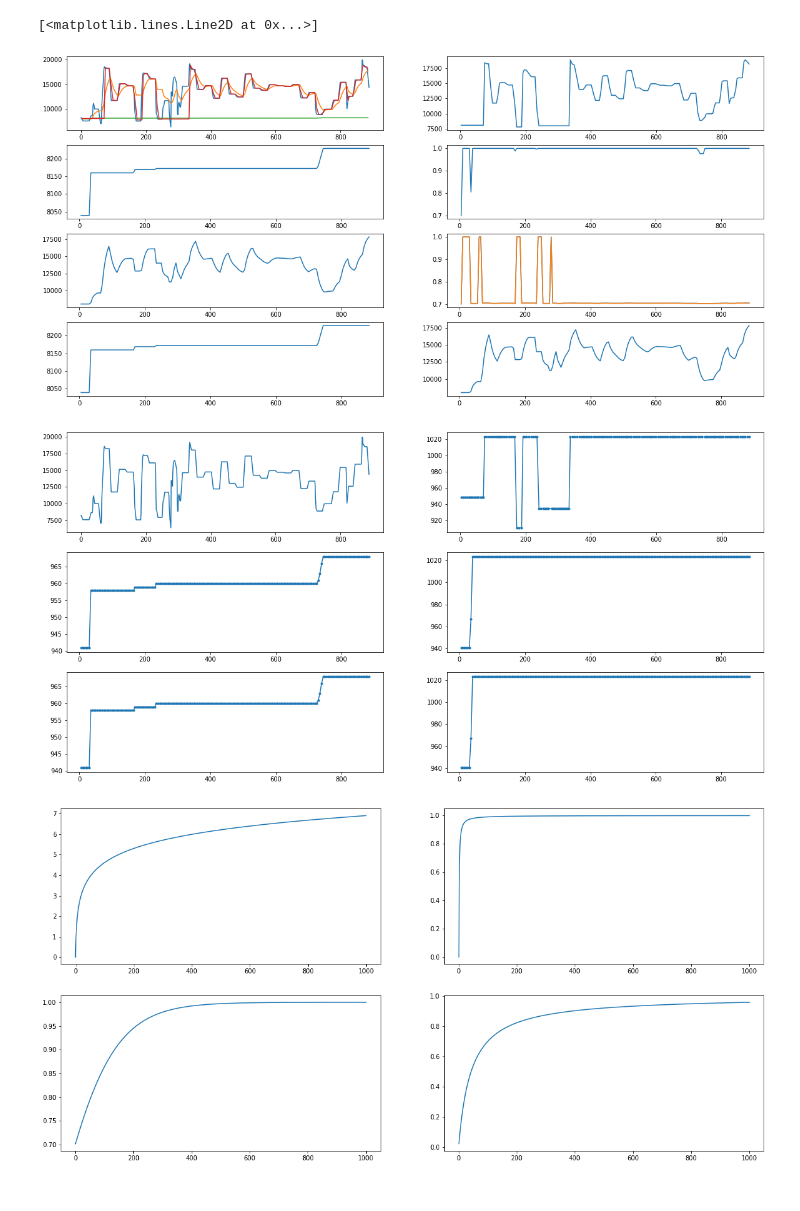
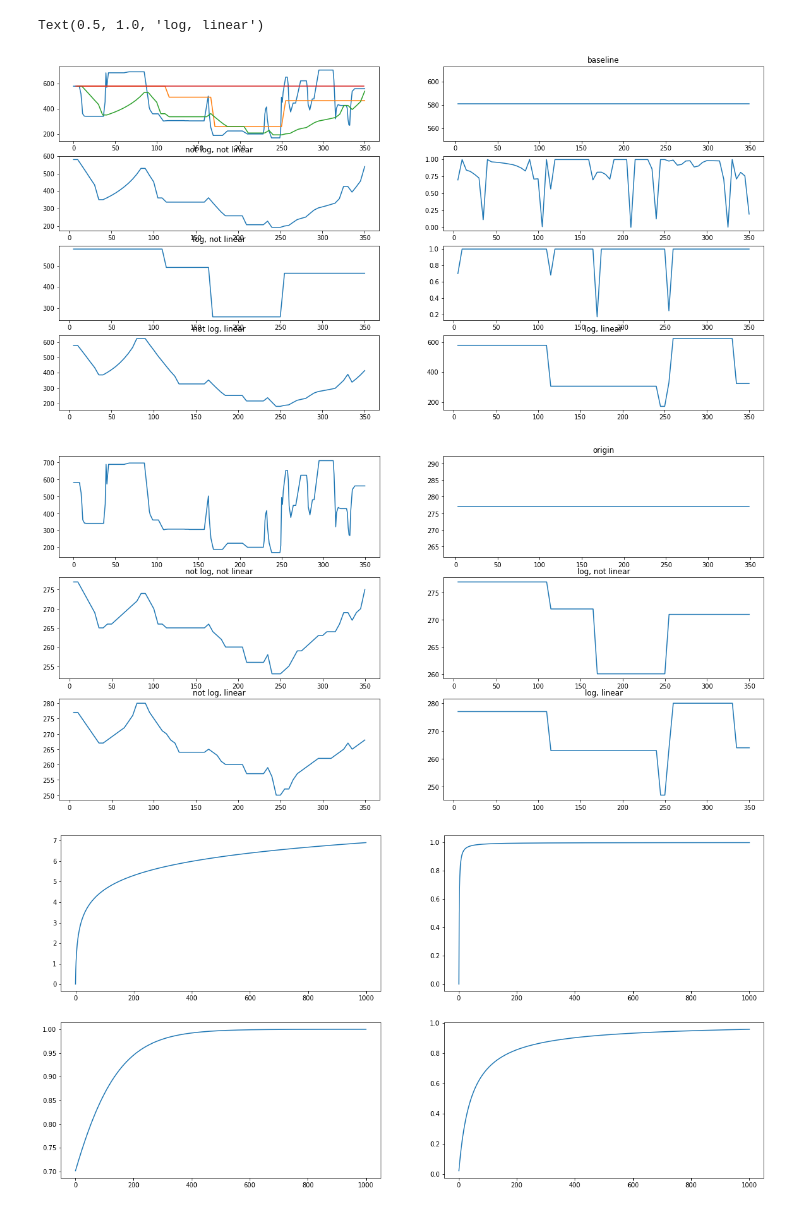
Before and after one commit to Whu-wxy/AmbientLightLab, a Jupyter notebook: contract.ipynb, the cells around one changed output. Saved outputs shown, nothing was run; the diff lists cells and outputs as text; code cells hidden in the pictures.

```diff
--- a/contract.ipynb
+++ b/contract.ipynb
@@ -262,7 +262,7 @@ def stableBySection(curLux, lastStable, need_small):
         else:
             return curLux
 # %%
-s = readFromRecord('daybike.txt')  # night daywalk daybike room
+s = readFromRecord('room.txt')  # night daywalk daybike room
 plt.figure(figsize = (20,10))
 
 list_s, res_idx, minmax_list, a_list = Hysteresis_log_interval_changeA(s, f1=0.15, f2=0.25, A1=0, A2=0.7, n=5, bMean=False, blog=False, linear=False)
@@ -286,68 +286,74 @@ plt.subplot(col,row,2)
 plt.plot(np.array(stable_idx), np.array(stable_list), marker=mk)
 plt.title('baseline')
 
 # plt.plot(minmax_list[3], minmax_list[1], linestyle="-", marker='.')
 # plt.plot(minmax_list[3], minmax_list[0], linestyle="-.")
 # plt.plot(minmax_list[3], minmax_list[2], linestyle="-.")
 
 plt.subplot(col,row,3)
 plt.plot(res_idx, list_s, marker=mk)
 plt.title('not log, not linear')
 
 plt.subplot(col,row,4)
 plt.plot(res_idx, a_list, marker=mk)
-plt.title('log, not linear')
 # print(a_list)
 # print('\n')
 
 plt.subplot(col,row,5)
 plt.plot(res_idx2, list_s2, marker=mk)
+plt.title('log, not linear')
 
 plt.subplot(col,row,6)
 plt.plot(res_idx2, a_list2, marker=mk)
 # print(a_list)
 
 plt.subplot(col,row,7)
 plt.plot(res_idx3, list_s3, marker=mk)
 plt.title('not log, linear')
 
 plt.subplot(col,row,8)
 plt.plot(res_idx4, list_s4, marker=mk)
-plt.title('not log, linear')
+plt.title('log, linear')
 # %% [output]
-[<matplotlib.lines.Line2D at 0x...>]
+Text(0.5, 1.0, 'log, linear')
-[figure, old version]
+[figure, new version]
 # %%
 plt.figure(figsize = (20,10))
 col = 3
 row = 2
 mk = '.'
+mk = None
 plt.subplot(col,row,1)
 plt.plot(s)
 
 plt.subplot(col,row,2)
 leval1 = [lux_to_leval(i) for i in stable_list]
 plt.plot(stable_idx, leval1, marker=mk)
+plt.title('origin')
 
 plt.subplot(col,row,3)
 leval2 = [lux_to_leval(i) for i in list_s]
 plt.plot(res_idx, leval2, marker=mk)
+plt.title('not log, not linear')
 
 plt.subplot(col,row,4)
 leval2 = [lux_to_leval(i) for i in list_s2]
 plt.plot(res_idx2, leval2, marker=mk)
+plt.title('log, not linear')
 
 plt.subplot(col,row,5)
 leval3 = [lux_to_leval(i) for i in list_s3]
 plt.plot(res_idx3, leval3, marker=mk)
+plt.title('not log, linear')
 
 plt.subplot(col,row,6)
 leval4 = [lux_to_leval(i) for i in list_s4]
 plt.plot(res_idx4, leval4, marker=mk)
+plt.title('log, linear')
 
 plt.show()
 # %% [output]
-[figure, old version]
+[figure, new version]
 # %%
 plt.figure(figsize = (20,10))
 
```
